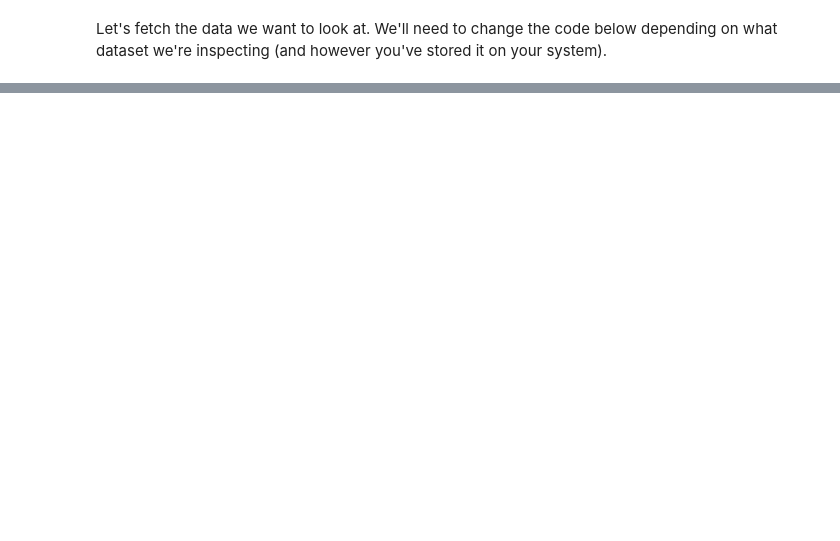
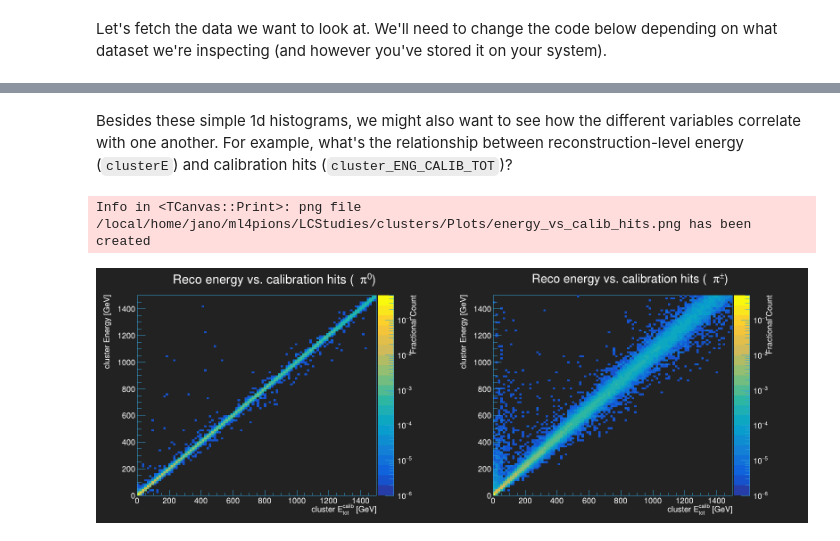
Before and after one commit to atlas-calo-ml/caloml-atlas, a Jupyter notebook: clusters/ClusterStudies_Jan.ipynb, the cells around one changed output, grey strips where cells are left out. Drawn from its saved outputs; the diff is of its cells as text; code cells hidden in the pictures; blank space fills up the shorter version.

```diff
--- a/clusters/ClusterStudies_Jan.ipynb
+++ b/clusters/ClusterStudies_Jan.ipynb
@@ -500,0 +207,33 @@ For the neutral pions, we have a mix of gammas, electrons/positrons and neutral
+# %% [markdown]
+Besides these simple 1d histograms, we might also want to see how the different variables correlate with one another. For example, what's the relationship between reconstruction-level energy (`clusterE`) and calibration hits (`cluster_ENG_CALIB_TOT`)?
+# %%
+nbins = 100
+e_min = 0.
+e_max = 1.5e3
+canvas = rt.TCanvas(qu.RN(),'c',1600,600)
+
+# 2D histograms
+h2d = {
+    key: rt.TH2F(qu.RN(), 'Reco energy vs. calibration hits ({})'.format(pi_latex[key]) + ';cluster E_{tot}^{calib} [GeV];cluster Energy [GeV];Fractional Count', nbins, e_min, e_max, nbins, e_min, e_max)
+    for key in pdata.keys()
+}
+canvas.Divide(2,1)
+
+for key,frame in pdata.items():
+    for entry in frame[['clusterE','cluster_ENG_CALIB_TOT']].to_numpy():
+        h2d[key].Fill(*entry)
+
+for i,key in enumerate(pdata.keys()):
+    # rescale our histograms
+    h2d[key].Scale(1./h2d[key].Integral())
+    canvas.cd(i+1)
+    h2d[key].Draw('COLZ')
+    rt.gPad.SetRightMargin(0.2)
+    rt.gPad.SetLogz()
+    h2d[key].SetMinimum(1.0e-6)
+    h2d[key].SetMaximum(5.0e-1)
+canvas.Draw()
+canvas.SaveAs(plotpath + 'energy_vs_calib_hits.png')
+# %% [output]
+Info in <TCanvas::Print>: png file /local/home/jano/ml4pions/LCStudies/clusters/Plots/energy_vs_calib_hits.png has been created
+[figure, added]
```
Also changed, not shown: parts of 36 cells of this notebook, 10 other files.
